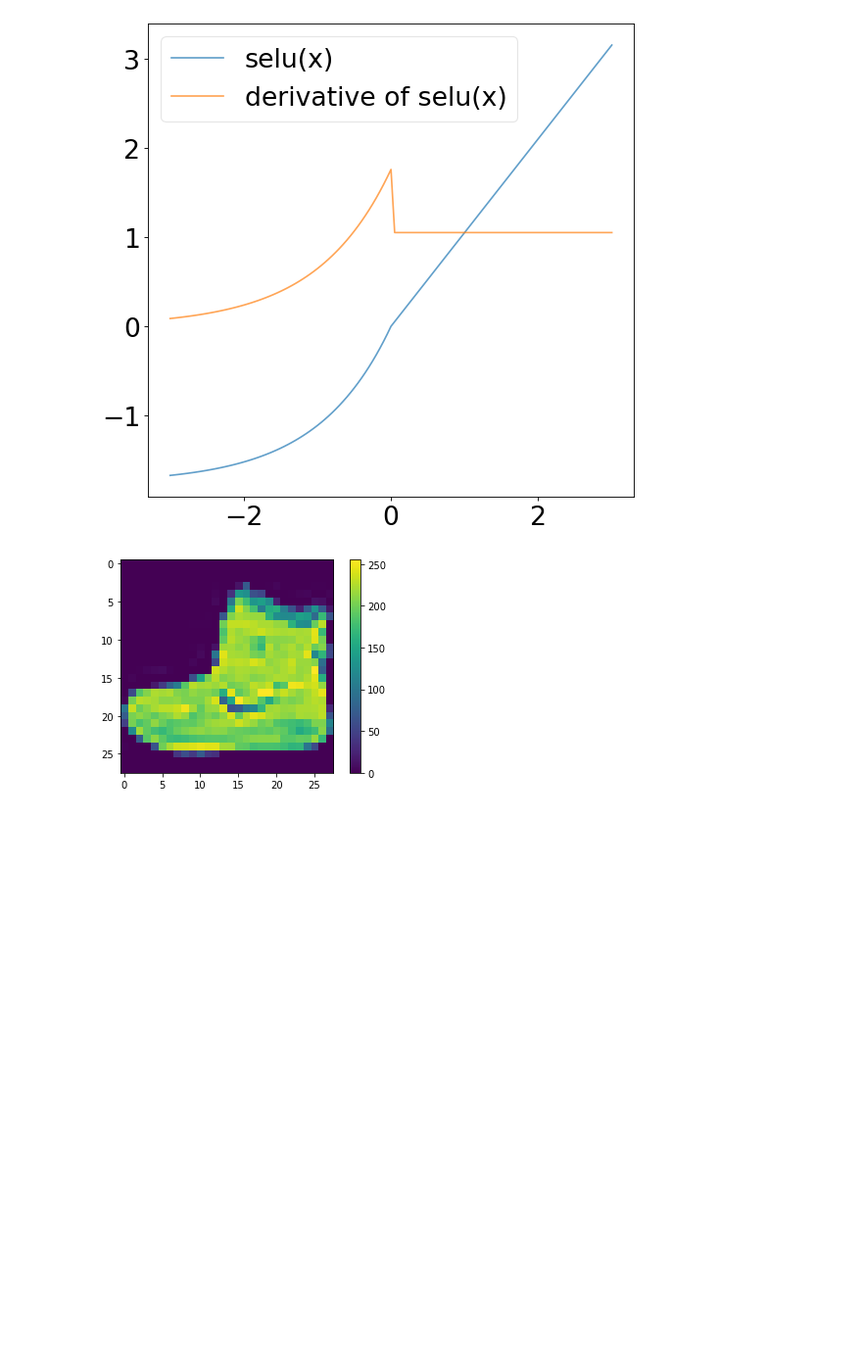
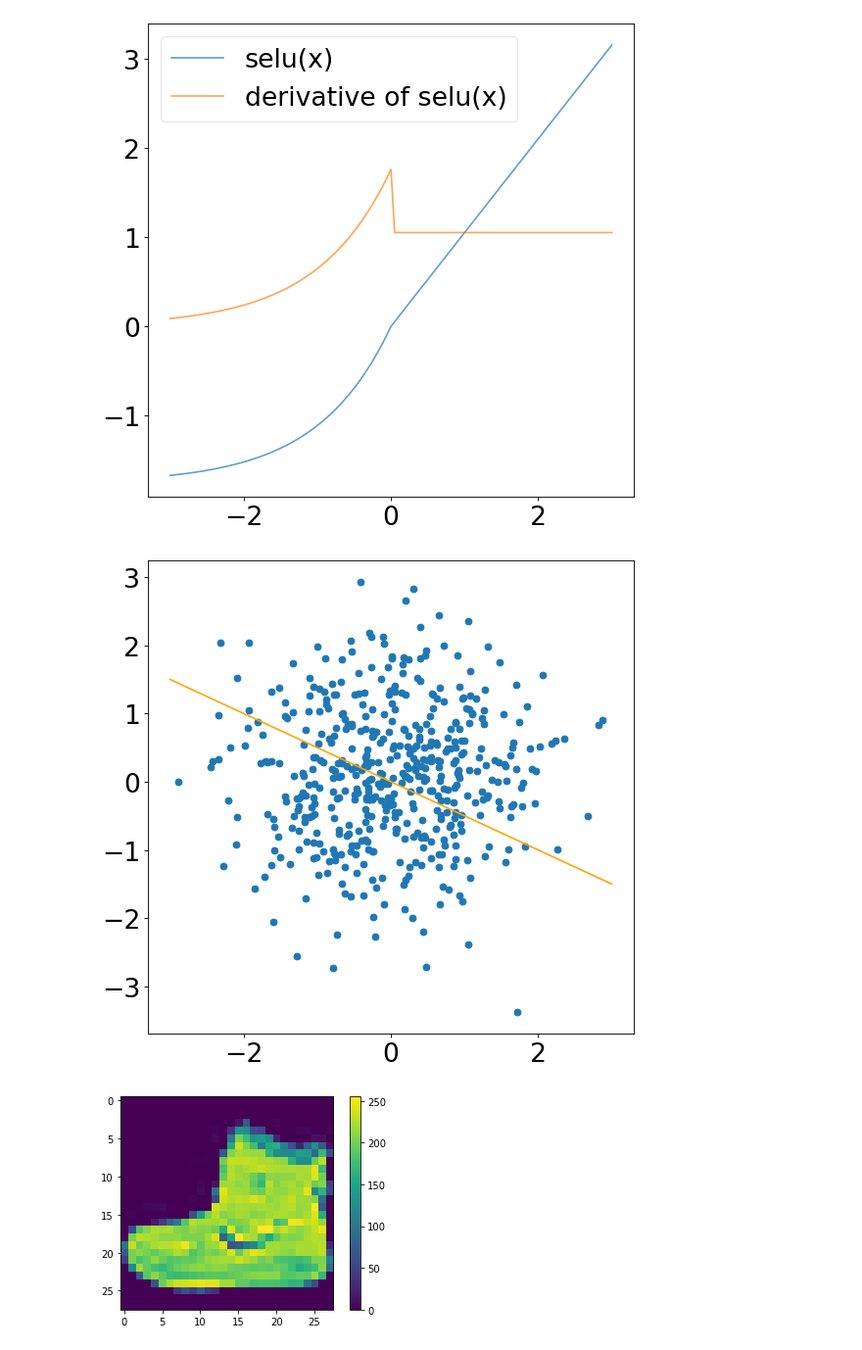
Before and after one commit to spirousschuh/presentations, a Jupyter notebook: paper_slides/self-normalizing_nns/Untitled.ipynb, the cells around one changed output. Shown: that part at 98% size. Saved outputs shown, nothing was run; the diff lists cells and outputs as text; code cells hidden in the pictures; blank space fills up the shorter version.

```diff
--- a/paper_slides/self-normalizing_nns/Untitled.ipynb
+++ b/paper_slides/self-normalizing_nns/Untitled.ipynb
@@ -58,6 +58,22 @@ plt.legend(['selu(x)', 'derivative of selu(x)'], prop={'size': 24}, framealpha=0
 plt.savefig('images/selu.png', transparent=True)
 # %% [output]
 [figure]
+# %%
+import random
+x = np.linspace(-3, 3, 61)
+two_d = [(random.gauss(0, 1), random.gauss(0, 1)) for _ in range(100)]
+
+plt.figure(num=None, figsize=(8, 8), dpi=80, facecolor='w', edgecolor='k')
+
+plt.scatter([random.gauss(0, 1) for _ in range(500)], [random.gauss(0, 1) for _ in range(500)])
+
+plt.plot(x, -.5 * x, color='orange')
+plt.tick_params(axis='both', which='major', labelsize=24)
+
+
+plt.savefig('images/point_cloud.png', transparent=True)
+# %% [output]
+[figure, added]
 # %%
 plt.figure()
 plt.imshow(train_images[0])
```
Also changed, not shown: parts of 1 cell of this notebook, 5 other files.
